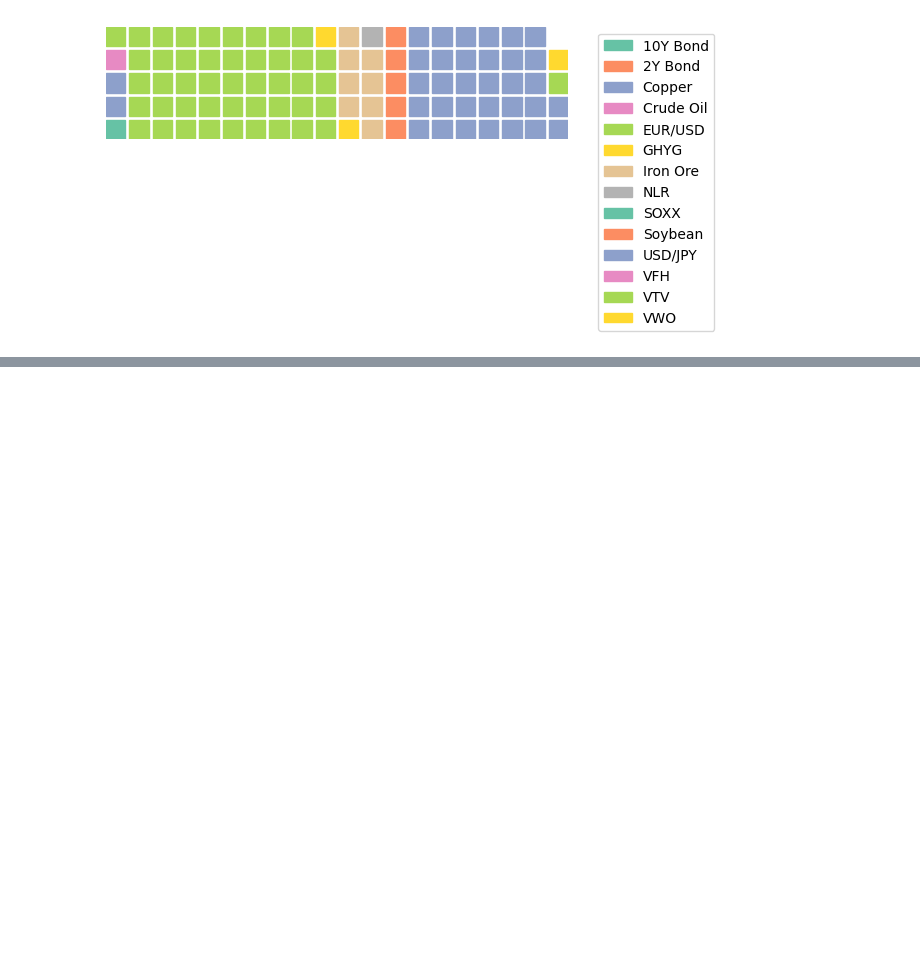
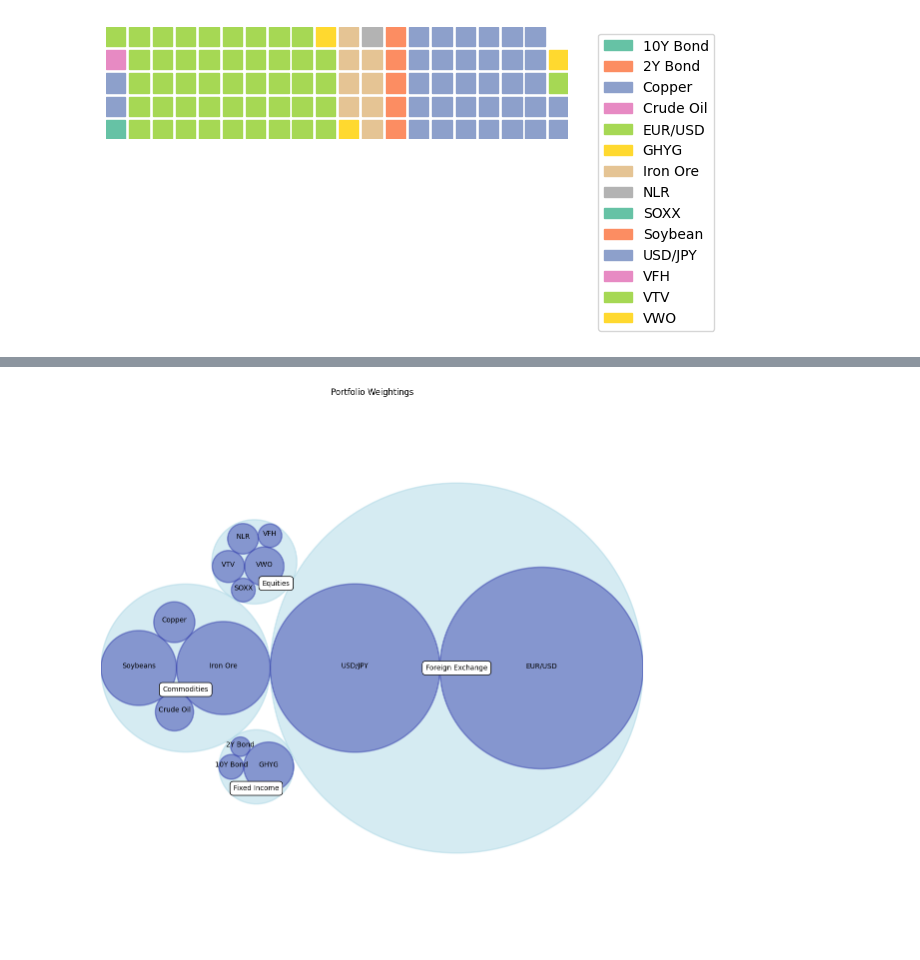
Before and after one commit to jyin1003/financial-portfolio-analysis, a Jupyter notebook: portfolio_optimisation.ipynb, the cells around one changed output, grey strips where cells are left out. Drawn from its saved outputs; the diff is of its cells as text; code cells hidden in the pictures; blank space fills up the shorter version.

```diff
--- a/portfolio_optimisation.ipynb
+++ b/portfolio_optimisation.ipynb
@@ -89,6 +89,9 @@ circles = circlify.circlify(
     show_enclosure=False,
     target_enclosure=circlify.Circle(x=0, y=0, r=1)
 )
+
+for circle in circles:
+    print(circle)
 
 # configure data plot
 fig, ax = plt.subplots(figsize=(14, 14))
@@ -118,15 +121,22 @@ for circle in circles:
     x, y, r = circle
     label = circle.ex["id"]
     ax.add_patch(plt.Circle((x, y), r, alpha=0.5,
-                    linewidth=2, color="#69b3a2"))
-    plt.annotate(label, (x, y), ha='center', color="white")
+                    linewidth=2, color=(55/255, 66/255, 174/255)))
+    plt.annotate(label, (x, y), ha='center', color="black")
 
-# Print labels for the continents
+# Labels for the asset classes
 for circle in circles:
     if circle.level != 2:
         continue
     x, y, r = circle
     label = circle.ex["id"]
-    plt.annotate(label, (x, y), va='center', ha='center', bbox=dict(
+    pos = [x, y]
+    if label == "Equities":
+        pos = [x + 0.08, y - 0.08]
+    elif label == "Fixed Income":
+        pos = [x, y - 0.08]
+    elif label == "Commodities":
+        pos = [x, y - 0.08]
+    plt.annotate(label, (pos[0], pos[1]), va='center', ha='center', bbox=dict(
         facecolor='white', edgecolor='black', boxstyle='round', pad=.5))
 # %% [output]
@@ -133,0 +162 @@ KeyError: 'datum'
+[figure, added]
```
Also changed, not shown: parts of 6 cells of this notebook, 10 other files.
